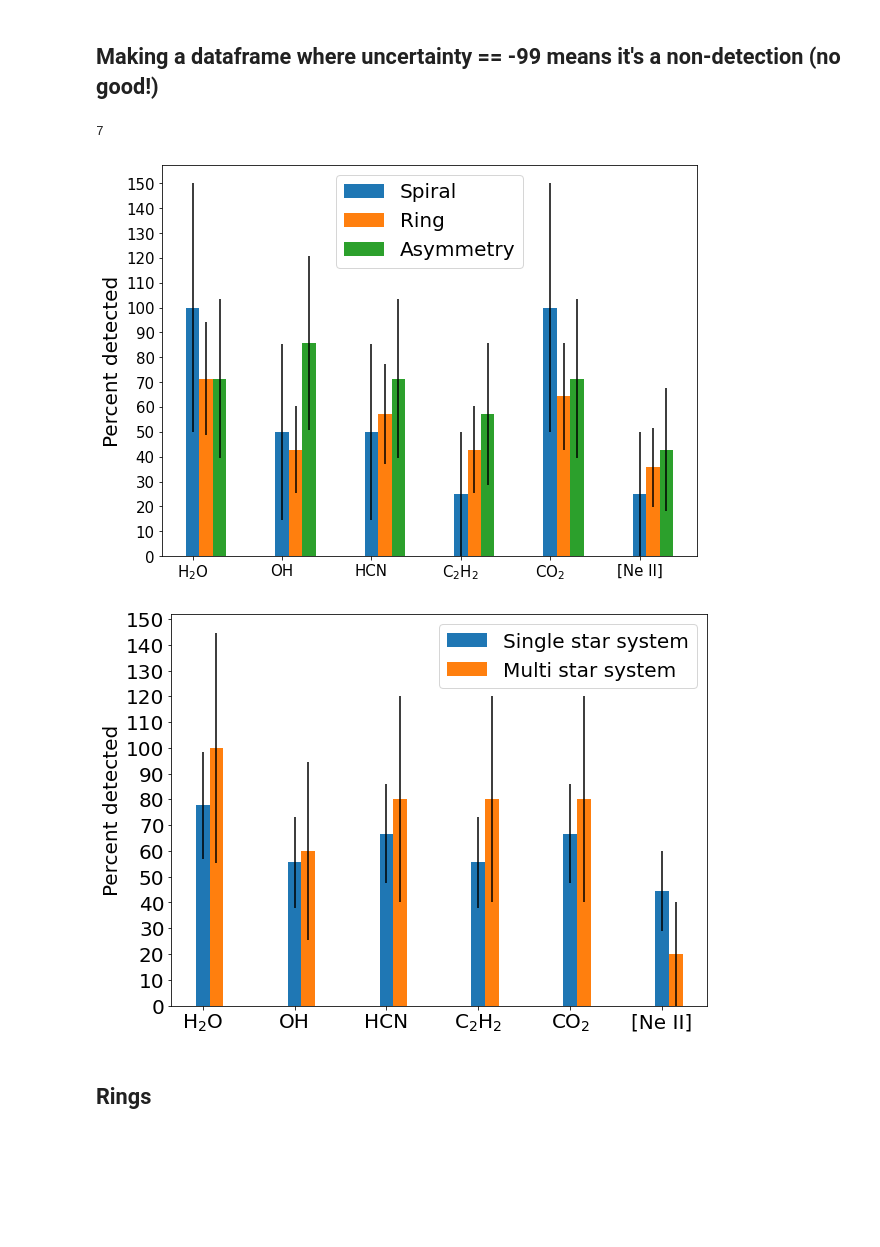
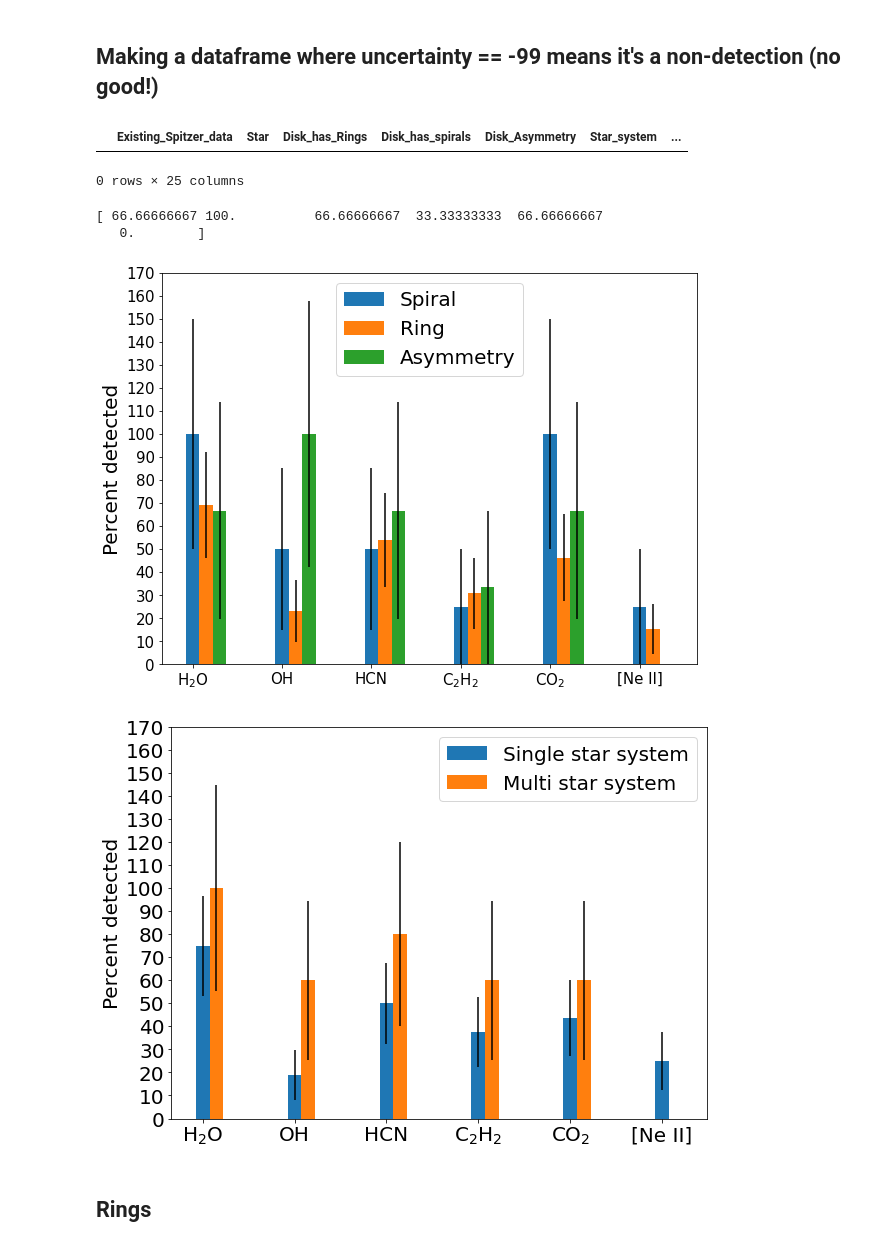
Before and after one commit to annadignan/ursi2022, a Jupyter notebook: summer2022research.ipynb, the cells around one changed output. Drawn from its saved outputs; the diff is of its cells as text; code cells hidden in the pictures; blank space fills up the shorter version.

```diff
--- a/summer2022research.ipynb
+++ b/summer2022research.ipynb
@@ -10,16 +10,14 @@ import pandas as pd
 info1=pd.read_csv('/Users/annadignan/ursi2022/sources_info1.csv')
 info1=pd.DataFrame(info1)
 
-info2=pd.read_csv('/Users/annadignan/ursi2022/sources_info2.csv',skipfooter=8)
+info2=pd.read_csv('/Users/annadignan/ursi2022/sources_info2.csv')
 info2=pd.DataFrame(info2)
 
 #merge two dataframes into one
 info_master=pd.merge(info1,info2,on='Star',how='outer')
 
-info_master = info_master.loc[(info_master['Existing_Spitzer_data'] != 'No')& (info_master['Existing_Spitzer_data'] != 'No?') & (info_master['Existing_Spitzer_data'] != 'Unsure')]
-
 #pulling in columns I want (name, star system, disk characteristics, molecular info)
-info_master = pd.DataFrame(info_master, columns= ['Star','Disk_has_Rings','Disk_has_spirals','Disk_Asymmetry',
+info_master = pd.DataFrame(info_master, columns= ['Existing_Spitzer_data','Star','Disk_has_Rings','Disk_has_spirals','Disk_Asymmetry',
                                      'Star_system','Spectral_Type',
                                      'OH_23_2_microns','OH_23_2_microns_uncertainty','OH_27_6_microns','OH_27_6_microns_uncertainty',
                                      'HCN_flux','HCN_flux_uncertainty',
@@ -30,3 +28,7 @@ info_master = pd.DataFrame(info_master, columns= ['Star','Disk_has_Rings','Disk_
                                      'CO2_flux','CO2_flux_uncertainty',
                                     'NeII_12_8_flux','NeII_12_8_flux_uncertainty'
                                     ])
+
+info_master = info_master.loc[(info_master['Existing_Spitzer_data'] != 'No') & (info_master['Existing_Spitzer_data'] != 'No?')]
+
+print(info_master)
@@ -84,7 +104,11 @@ neii = info_master.loc[info_master['NeII_12_8_flux'] != -99]
 mybool_neii = (neii.NeII_12_8_flux_uncertainty != -99)
 
 neii = neii[mybool_neii]
-#neii
+
+neii[neii['Disk_Asymmetry'] == 'TRUE']
+# %% [output]
+|  | Existing_Spitzer_data | Star | Disk_has_Rings | Disk_has_spirals | Disk_Asymmetry | Star_system | ... |
+0 rows × 25 columns
 # %%
 #stacked bar chart
 
@@ -149,7 +173,7 @@ asymerr5= np.sqrt(asym5/(len(info_master[info_master['Disk_Asymmetry'] == 'TRUE'
 asymerr6= np.sqrt(asym6/(len(info_master[info_master['Disk_Asymmetry'] == 'TRUE'])))
 
 asym = 100*np.array((asym1,asym2,asym3,asym4,asym5,asym6))
-print((len(info_master[info_master['Disk_Asymmetry'] == 'TRUE'])))
+print(asym)
 asymerr= 100*np.array((asymerr1,asymerr2,asymerr3,asymerr4,asymerr5,asymerr6))
 
 ind = np.arange(6)
@@ -161,13 +185,14 @@ p3 = plt.bar(ind+width*2, asym, width, yerr=asymerr)
 
 plt.ylabel('Percent detected',fontsize=20)
 plt.xticks(ind, (r'H$_2$O', 'OH', 'HCN', r'C$_2$H$_2$', r'CO$_2$', '[Ne II]'),fontsize=15) #replace tick marks to reflect six molecules
-plt.yticks(np.arange(0, 160, 10),fontsize=15)
+plt.yticks(np.arange(0, 180, 10),fontsize=15)
 plt.legend((p1[0], p2[0], p3[0]), ('Spiral', 'Ring', 'Asymmetry'),fontsize=20,loc='upper center')
 
 plt.show()
 # %% [output]
-7
+[ 66.66666667 100.          66.66666667  33.33333333  66.66666667
+   0.        ]
-[figure, old version]
+[figure, new version]
 # %%
 #stacked bar chart part two
 
@@ -200,35 +225,35 @@ singleerr= 100*np.array((singleerr1,singleerr2,singleerr3,singleerr4,singleerr5,
 multi1= len(water[water['Star_system'] != 'Single']) / (len(info_master[info_master['Star_system'] != 'Single']))
 multi2= len(oh[oh['Star_system'] != 'Single']) / (len(info_master[info_master['Star_system'] != 'Single']))
 multi3= len(hcn[hcn['Star_system'] != 'Single']) / (len(info_master[info_master['Star_system'] != 'Single']))
 multi4= len(c2h2[c2h2['Star_system'] != 'Single']) / (len(info_master[info_master['Star_system'] != 'Single']))
 multi5= len(co2[co2['Star_system'] != 'Single']) / (len(info_master[info_master['Star_system'] != 'Single']))
 multi6= len(neii[neii['Star_system'] != 'Single']) / (len(info_master[info_master['Star_system'] != 'Single']))
 
 #error bars for multi data
 multierr1=np.sqrt(multi1/(len(info_master[info_master['Star_system'] != 'Single'])))
 multierr2=np.sqrt(multi2/(len(info_master[info_master['Star_system'] != 'Single'])))
 multierr3=np.sqrt(multi3/(len(info_master[info_master['Star_system'] != 'Single'])))
 multierr4=np.sqrt(multi4/(len(info_master[info_master['Star_system'] != 'Single'])))
 multierr5=np.sqrt(multi5/(len(info_master[info_master['Star_system'] != 'Single'])))
 multierr6=np.sqrt(multi6/(len(info_master[info_master['Star_system'] != 'Single'])))
 
 multi = 100*np.array((multi1,multi2,multi3,multi4,multi5,multi6))
 multierr= 100*np.array((multierr1,multierr2,multierr3,multierr4,multierr5,multierr6))
 
 ind = np.arange(6)
 width = 0.15 #leave width for now
 
 p1 = plt.bar(ind, single, width,yerr=singleerr)
 p2 = plt.bar(ind+width, multi, width,yerr=multierr)
 
 plt.ylabel('Percent detected',fontsize=20)
 plt.xticks(ind, (r'H$_2$O', 'OH', 'HCN', r'C$_2$H$_2$', r'CO$_2$', '[Ne II]'),fontsize=20) #replace tick marks to reflect six molecules
-plt.yticks(np.arange(0, 160, 10),fontsize=20)
+plt.yticks(np.arange(0, 180, 10),fontsize=20)
 plt.legend((p1[0], p2[0]), ('Single star system', 'Multi star system'),fontsize=20)
 
 plt.show()
 # %% [output]
-[figure, old version]
+[figure, new version]
 # %% [markdown]
 ## Rings
 # %%
```
Also changed, not shown: parts of 1 cell of this notebook, 1 other file.
